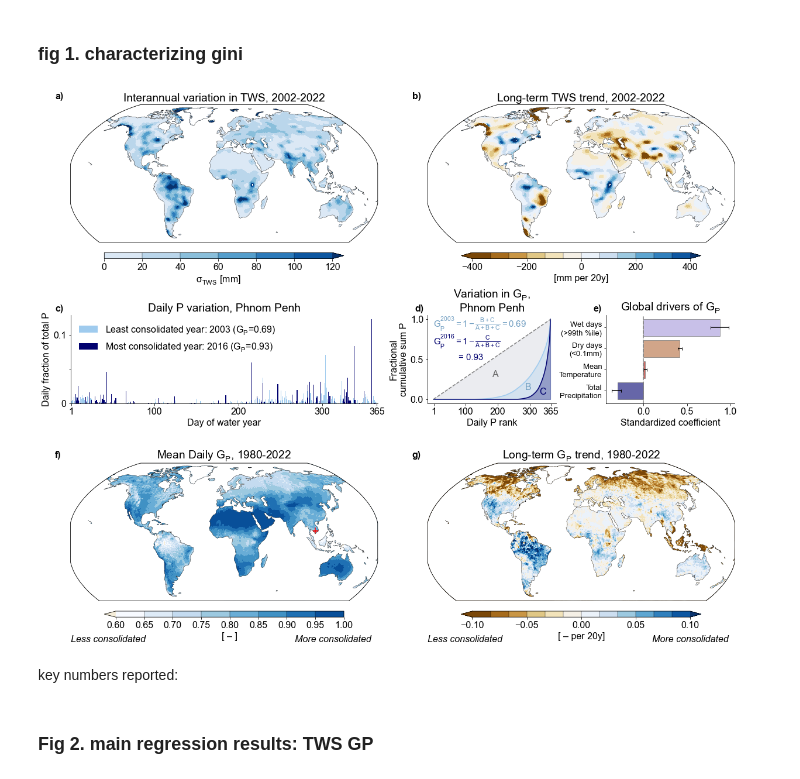
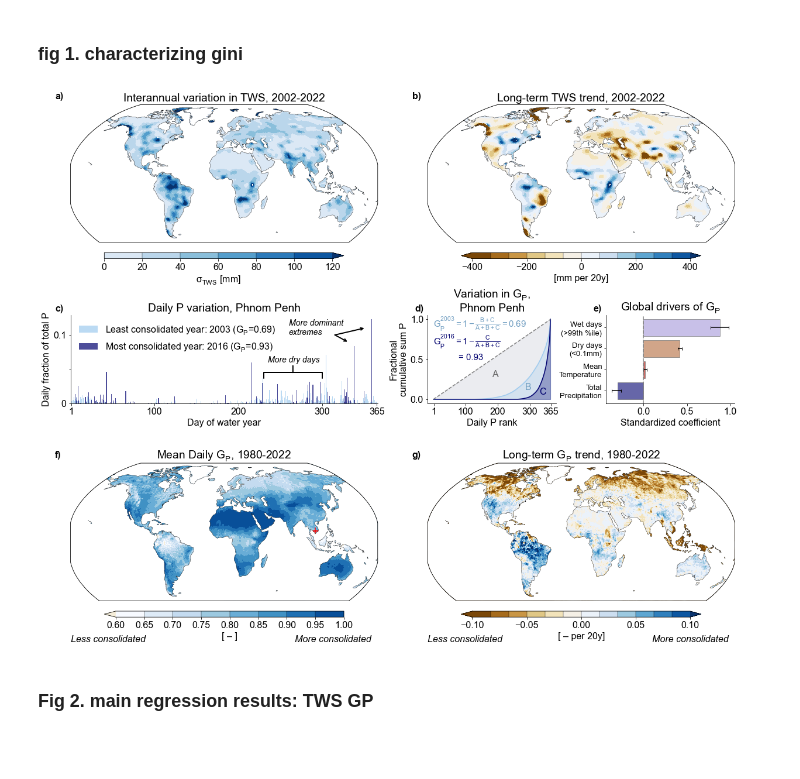
Before and after one commit to clesk/consolidation-TWS, a Jupyter notebook: plotting-codes/lesk+mankin_main-figs.ipynb, the cells around one changed output. Cells and saved outputs as stored; diff of their text form; code cells hidden in the pictures; blank space fills up the shorter version.

```diff
--- a/plotting-codes/lesk+mankin_main-figs.ipynb
+++ b/plotting-codes/lesk+mankin_main-figs.ipynb
@@ -359,8 +360,8 @@ maxp = cpcsub.sel(time=slice(f'{maxyr}-10-01', f'{maxyr+1}-09-30')).precip.to_se
 
 x = np.arange(len(minp))
 
-b1=ax.bar(x,minp/np.nansum(minp),color=col_min)
-b2=ax.bar(x[:-1],maxp/maxp.sum(),color=col_max)
+b1=ax.bar(x+0.2,minp/np.nansum(minp),color=col_min,alpha=0.7)
+b2=ax.bar(x[:-1]-0.2,maxp/maxp.sum(),color=col_max,alpha=0.7)
 ax.set_xlim(0,366)
 ax.set_xticks([1,100,200,300,365])
 ax.legend([b1,b2],[r'Least consolidated year: ' + str(minyr) + ' ($G_P$='+str(mingp.values.round(2))+')',
@@ -373,7 +374,39 @@ ax.set_yticks([0,0.05,0.1])
 ax.set_yticklabels(['0','','0.1'])
 ax.set_title(r'Daily P variation, Phnom Penh')
 
+ax.text(260,0.1,'More dominant\nextremes',fontstyle='italic',fontsize=14)
+ax.annotate(
+    "", xy=(330,0.09), xytext=(315, 0.1),
+    annotation_clip=False,
+    arrowprops=dict(
+        arrowstyle='->',   # square bracket
+        shrinkA=0, shrinkB=0,
+        #connectionstyle="bar,fraction=-0.2",  # pushes the bar away from line
+        lw=2, mutation_scale=10
+    )
+)
+ax.annotate(
+    "", xy=(350,0.11), xytext=(315, 0.1),
+    annotation_clip=False,
+    arrowprops=dict(
+        arrowstyle='->',   # square bracket
+        shrinkA=0, shrinkB=0,
+        #connectionstyle="bar,fraction=-0.2",  # pushes the bar away from line
+        lw=2, mutation_scale=10
+    )
+)
+ax.text(235,0.06,'More dry days',fontstyle='italic',fontsize=14)
 
+ax.annotate(
+    "", xy=(265,0.045), xytext=(265, 0.055),
+    annotation_clip=False,
+    arrowprops=dict(
+        arrowstyle='-[',   # square bracket
+        shrinkA=0, shrinkB=0,
+        #connectionstyle="bar,fraction=-0.2",  # pushes the bar away from line
+        lw=2, mutation_scale=50
+    )
+)
 #### d) lorenz curves -- Gp calculation schematic
 ax = axs[3]
 
@@ -402,7 +435,6 @@ ax.set_ylabel('Fractional\ncumulative sum P')
 ax.set_xlabel('Daily P rank')
 ax.set_xticks([1,100,200,300,365])
 ax.set_title(r'Variation in $G_P$,'+'\nPhnom Penh')
-
 
 #### e) drivers of Gp
 ax = axs[4]
@@ -459,37 +491,35 @@ dGp_mean.plot(transform=ccrs.PlateCarree(),ax=ax,cmap=cmaph,norm=normh,
                      vmax=vmax,vmin=vmin,cbar_kwargs={'orientation':'horizontal',
                                                       'shrink':0.78,
                                                       'aspect':40,
                                                       'label':lab,
                                                       'pad':0.05,
                                                       'drawedges':True})
 
 ax.set_extent((-180,180,-60,90), crs=ccrs.PlateCarree())
 ax.add_feature(cartopy.feature.OCEAN,zorder=2,edgecolor='black',facecolor='white',linewidth=0.4)
 ax.add_geometries(gl_geom,ccrs.PlateCarree(),facecolor='white')
 
 ax.set_title(r'Long-term $G_P$ trend, 1980-2022')
 
 ax.text(0,-0.3,'Less consolidated',style='italic',transform=ax.transAxes)
 ax.text(0.73,-0.3,'More consolidated',style='italic',transform=ax.transAxes)
 
 #lettering and ax adjustments
 
 lets = 'abcdefghi'
 for i,ax in enumerate(axs):
     ax.spines[['right', 'top']].set_visible(False)
     if i not in [3,4]:
         ax.text(-0.05,1.04,lets[i]+')',transform=ax.transAxes,fontweight='bold')
     else:
         ax.text(-0.1,1.04,lets[i]+')',transform=ax.transAxes,fontweight='bold')
 
 fig.canvas.draw()
 plt.tight_layout(w_pad=0.08,h_pad=0.1)
 
-#plt.savefig('/dartfs-hpc/rc/lab/C/CMIG/clesk/projects/pexq/figs/clean/Fig.1.pdf',bbox_inches='tight')
+plt.savefig('/dartfs-hpc/rc/lab/C/CMIG/clesk/projects/pexq/figs/accepted/Fig.1.pdf',bbox_inches='tight')
 # %% [output]
-[figure, old version]
+[figure, new version]
-# %% [markdown]
-key numbers reported:
 # %% [markdown]
 ### Fig 2. main regression results: TWS GP
 # %%
```
Also changed, not shown: parts of 14 cells of this notebook, 44 other files.
